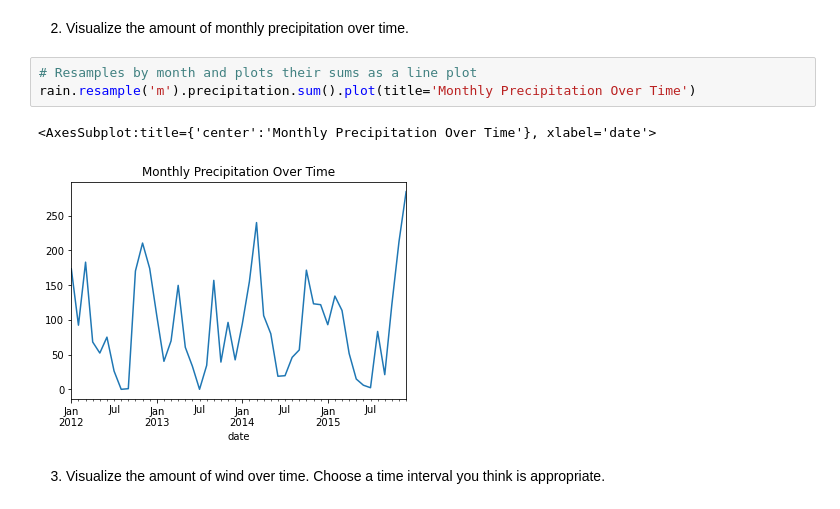
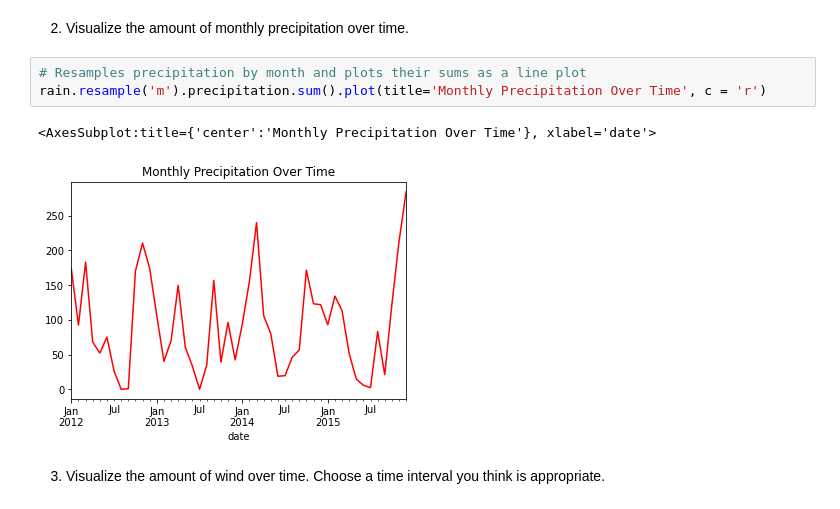
Before and after one commit to Jason-R-Turner/time-series-exercises, a Jupyter notebook: time_series_data.ipynb, the cells around one changed output. Cells and saved outputs as stored; diff of their text form.

Commit message:
time series data update

```diff
--- a/time_series_data.ipynb
+++ b/time_series_data.ipynb
@@ -498,10 +498,10 @@ December 2015 had the highest precipitation per month/year combo
 # %% [markdown]
 2. Visualize the amount of monthly precipitation over time.
 # %%
-# Resamples by month and plots their sums as a line plot
-rain.resample('m').precipitation.sum().plot(title='Monthly Precipitation Over Time')
+# Resamples precipitation by month and plots their sums as a line plot
+rain.resample('m').precipitation.sum().plot(title='Monthly Precipitation Over Time', c = 'r')
 # %% [output]
 <AxesSubplot:title={'center':'Monthly Precipitation Over Time'}, xlabel='date'>
-[figure, old version]
+[figure, new version]
 # %% [markdown]
 3. Visualize the amount of wind over time. Choose a time interval you think is appropriate.
```
Also changed, not shown: parts of 10 cells of this notebook.
